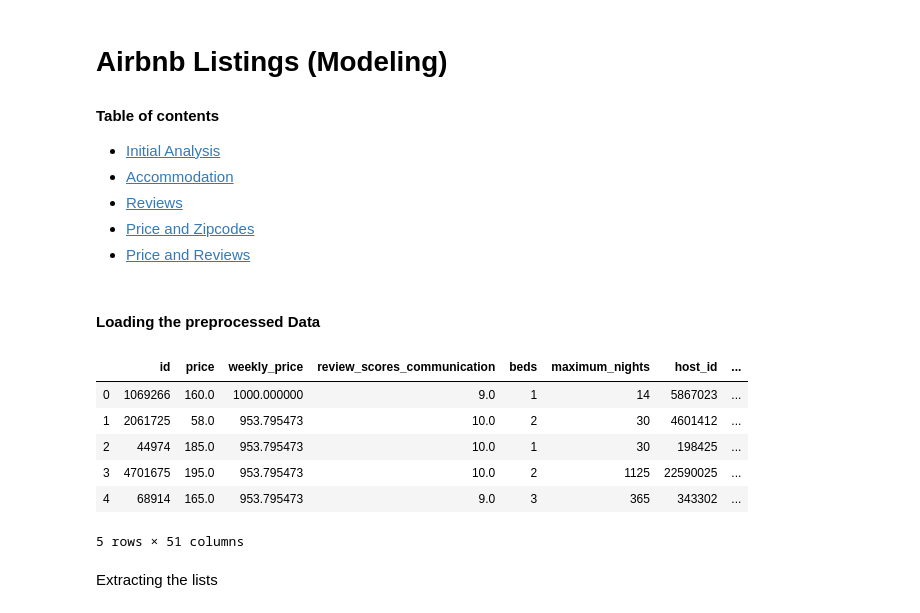
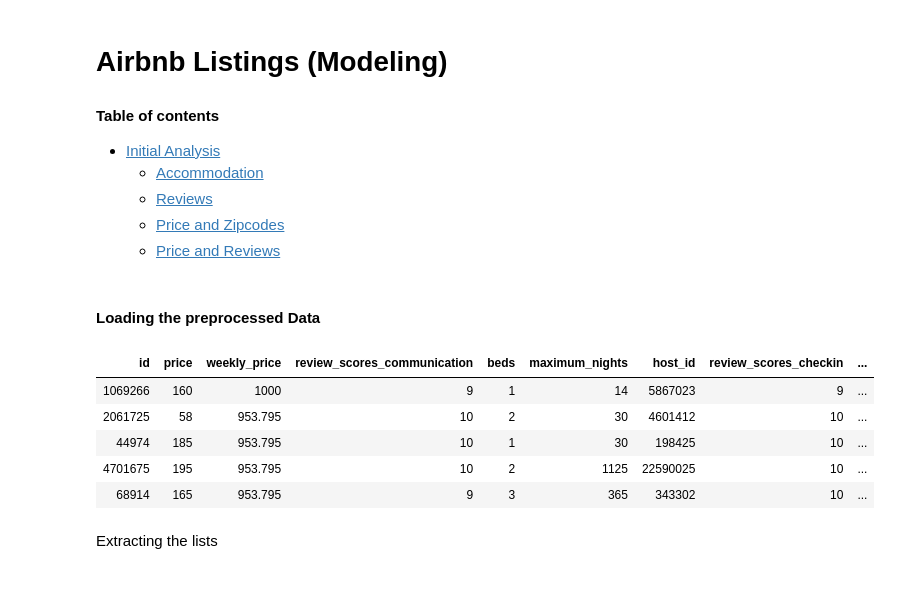
Before and after one commit to HatefDastour/Portfolio, a Jupyter notebook: machine_learning/Airbnb_Listings_Modeling.ipynb, the cells around one changed output. Drawn from its saved outputs; the diff is of its cells as text; code cells hidden in the pictures; blank space fills up the shorter version.

```diff
--- a/analyzing_modeling/Airbnb_Listings_Modeling.ipynb
+++ b/machine_learning/Airbnb_Listings_Modeling.ipynb
@@ -33,24 +39,23 @@ warnings.filterwarnings("ignore")
 
 #### Table of contents
 * [Initial Analysis](#Initial-Analysis)
-* [Accommodation](#Accommodation)
-* [Reviews](#Reviews)
-* [Price and Zipcodes](#Price-and-Zipcodes)
-* [Price and Reviews](#Price-and-Reviews)
+    * [Accommodation](#Accommodation)
+    * [Reviews](#Reviews)
+    * [Price and Zipcodes](#Price-and-Zipcodes)
+    * [Price and Reviews](#Price-and-Reviews)
 # %% [markdown]
 #### Loading the preprocessed Data
 # %%
 Data = pd.read_csv('Data/Clean_Airbnb_Listings.csv')
 Lists_df = pd.read_csv('Data/Airbnb_Listings_Extra.csv')
-Data.head()
+Data.head().style.hide_index()
 # %% [output]
-|  | id | price | weekly_price | review_scores_communication | beds | maximum_nights | host_id | ... |
-| 0 | 1069266 | 160.0 | 1000.000000 | 9.0 | 1 | 14 | 5867023 | ... |
-| 1 | 2061725 | 58.0 | 953.795473 | 10.0 | 2 | 30 | 4601412 | ... |
-| 2 | 44974 | 185.0 | 953.795473 | 10.0 | 1 | 30 | 198425 | ... |
-| 3 | 4701675 | 195.0 | 953.795473 | 10.0 | 2 | 1125 | 22590025 | ... |
-| 4 | 68914 | 165.0 | 953.795473 | 9.0 | 3 | 365 | 343302 | ... |
+| id | price | weekly_price | review_scores_communication | beds | maximum_nights | host_id | review_scores_checkin | ... |
+| 1069266 | 160 | 1000 | 9 | 1 | 14 | 5867023 | 9 | ... |
+| 2061725 | 58 | 953.795 | 10 | 2 | 30 | 4601412 | 10 | ... |
+| 44974 | 185 | 953.795 | 10 | 1 | 30 | 198425 | 10 | ... |
+| 4701675 | 195 | 953.795 | 10 | 2 | 1125 | 22590025 | 10 | ... |
+| 68914 | 165 | 953.795 | 9 | 3 | 365 | 343302 | 10 | ... |
-5 rows × 51 columns
 # %% [markdown]
 Extracting the lists
 # %%
```
Also changed, not shown: parts of 12 cells of this notebook, 3 other files.
